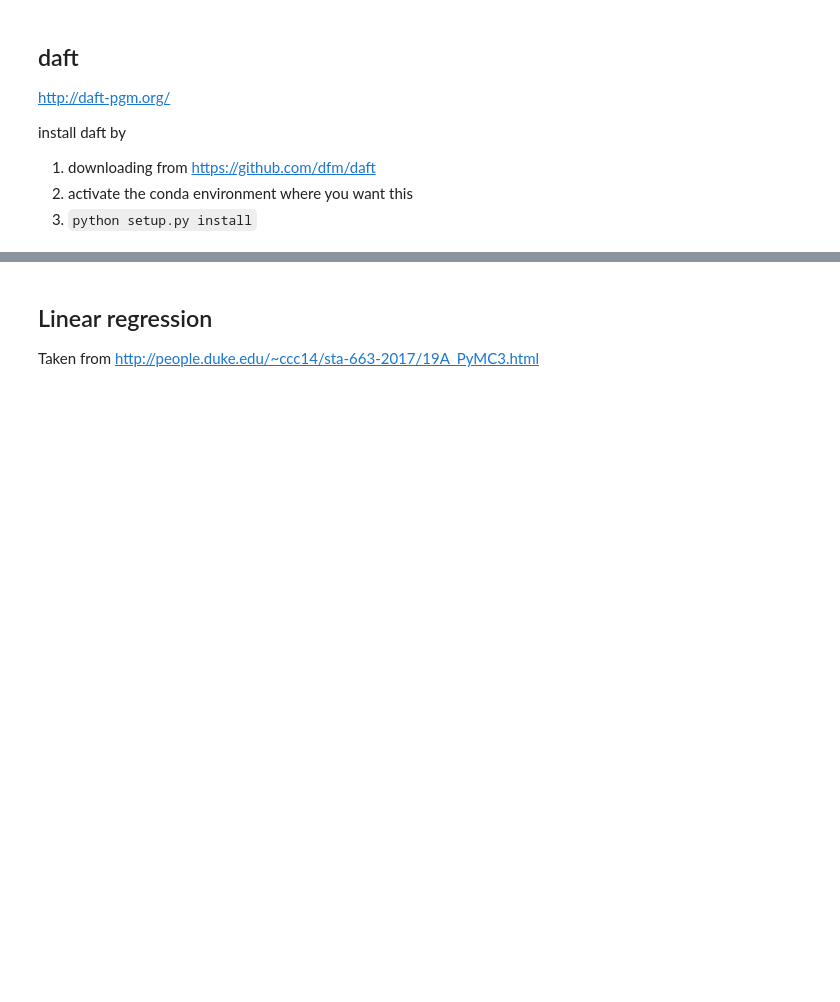
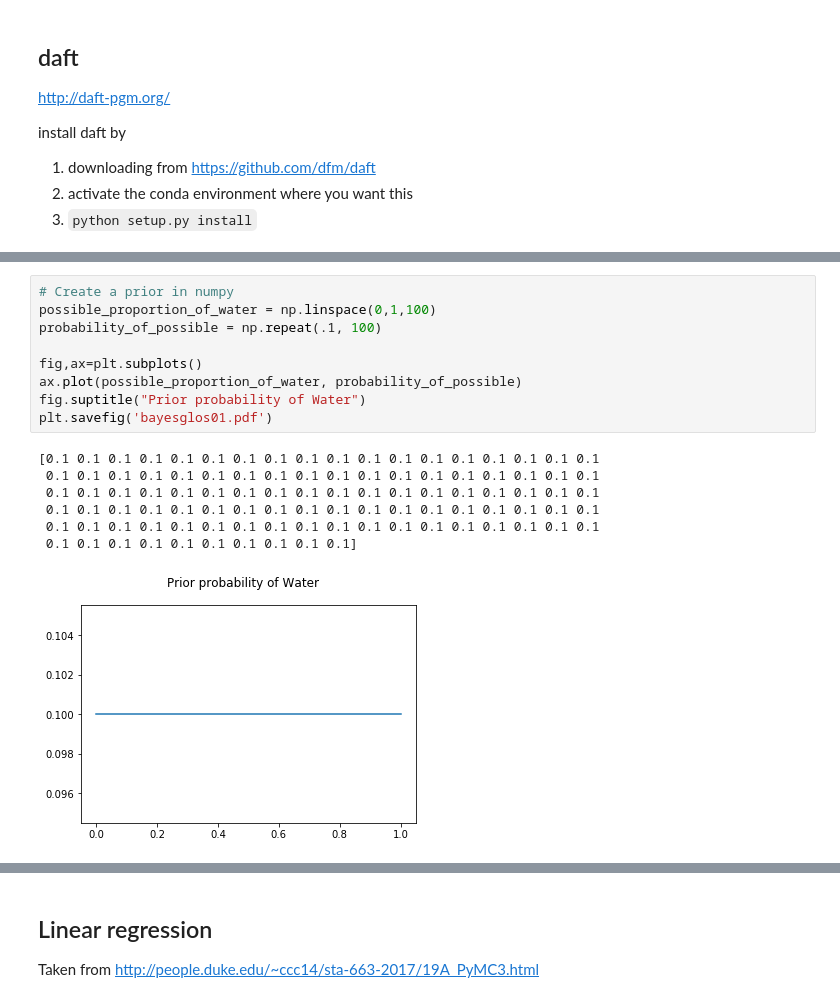
Before and after one commit to NelisW/miscellania, a Jupyter notebook: Bayesian-inference.ipynb, the cells around one changed output, grey strips where cells are left out. Cells and saved outputs as stored; diff of their text form; blank space fills up the shorter version.

```diff
--- a/Bayesian-inference.ipynb
+++ b/Bayesian-inference.ipynb
@@ -12,0 +27,17 @@ install daft by
+# %%
+# Create a prior in numpy
+possible_proportion_of_water = np.linspace(0,1,100)
+probability_of_possible = np.repeat(.1, 100)
+
+fig,ax=plt.subplots()
+ax.plot(possible_proportion_of_water, probability_of_possible)
+fig.suptitle("Prior probability of Water")
+plt.savefig('bayesglos01.pdf')
+# %% [output]
+[0.1 0.1 0.1 0.1 0.1 0.1 0.1 0.1 0.1 0.1 0.1 0.1 0.1 0.1 0.1 0.1 0.1 0.1
+ 0.1 0.1 0.1 0.1 0.1 0.1 0.1 0.1 0.1 0.1 0.1 0.1 0.1 0.1 0.1 0.1 0.1 0.1
+ 0.1 0.1 0.1 0.1 0.1 0.1 0.1 0.1 0.1 0.1 0.1 0.1 0.1 0.1 0.1 0.1 0.1 0.1
+ 0.1 0.1 0.1 0.1 0.1 0.1 0.1 0.1 0.1 0.1 0.1 0.1 0.1 0.1 0.1 0.1 0.1 0.1
+ 0.1 0.1 0.1 0.1 0.1 0.1 0.1 0.1 0.1 0.1 0.1 0.1 0.1 0.1 0.1 0.1 0.1 0.1
+ 0.1 0.1 0.1 0.1 0.1 0.1 0.1 0.1 0.1 0.1]
+[figure, added]
```
Also changed, not shown: parts of 8 cells of this notebook, 2 other files.
